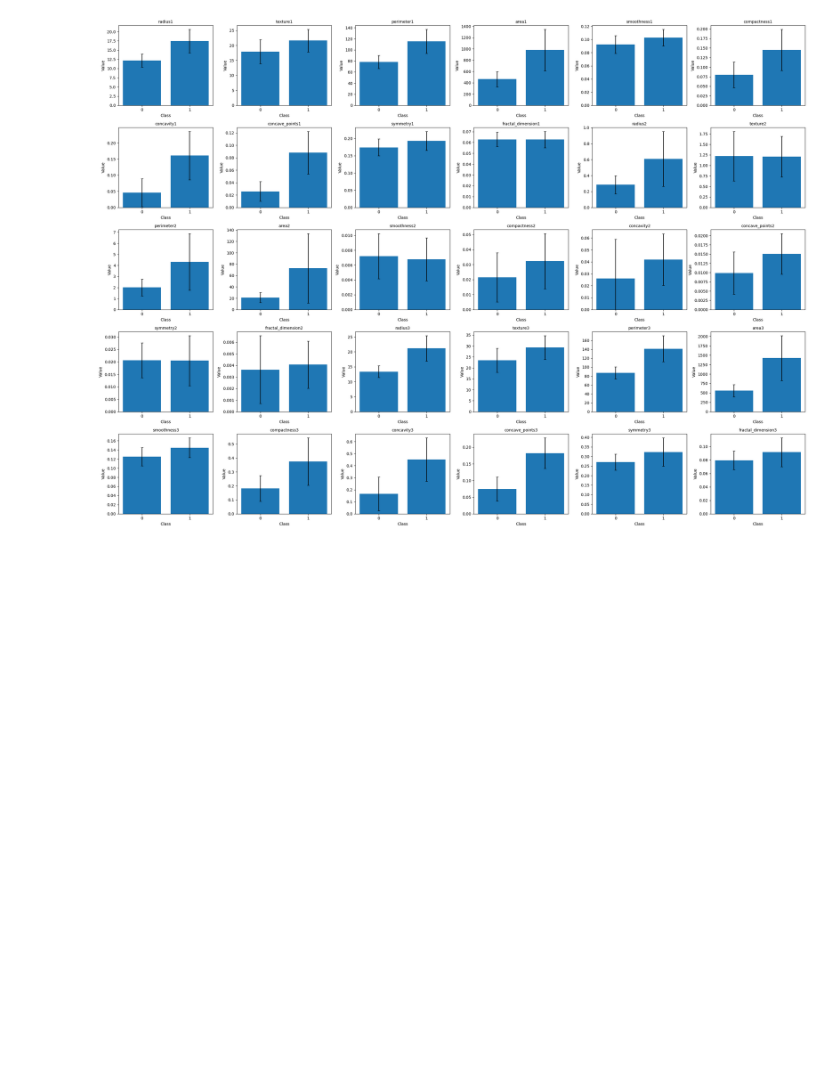
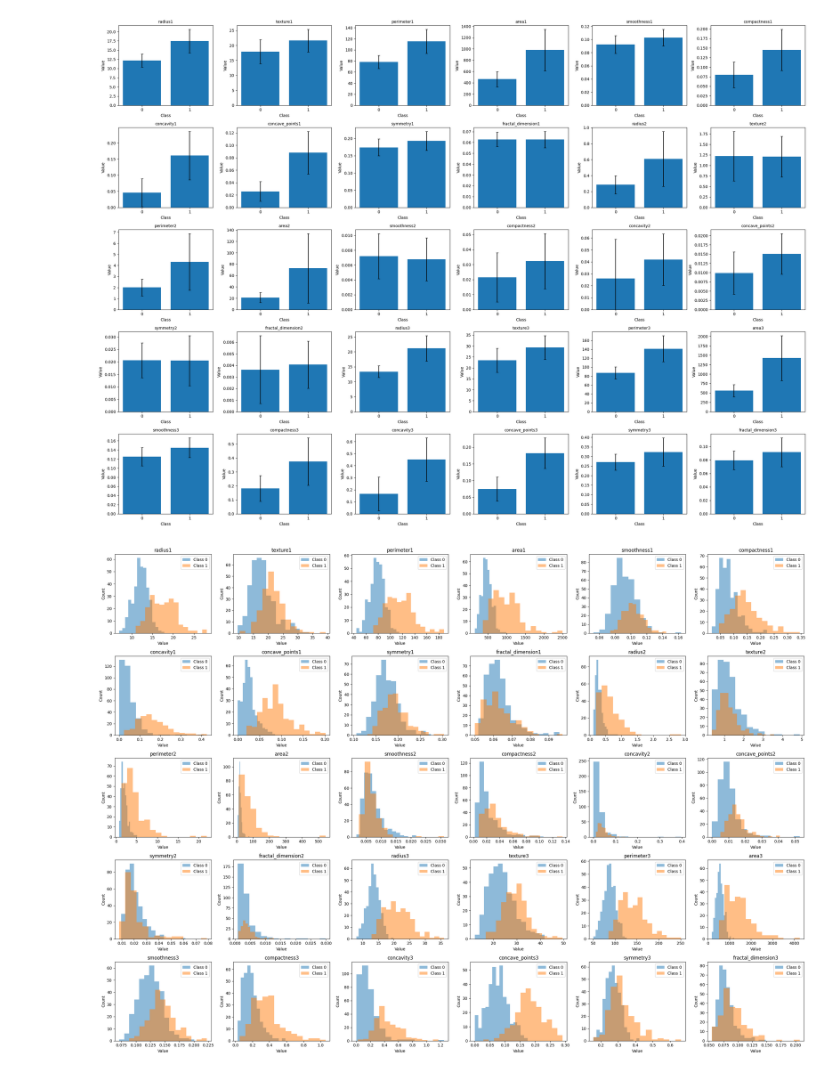
Before and after one commit to minaaam12/Breast_Cancer_Wisconsin, a Jupyter notebook: main.ipynb, the cells around one changed output. Saved outputs shown, nothing was run; the diff lists cells and outputs as text; code cells hidden in the pictures; blank space fills up the shorter version.

Commit message:
Add histograms and correlation

```diff
--- a/main.ipynb
+++ b/main.ipynb
@@ -123,3 +124,20 @@ for i, col in enumerate(X.columns):
 plt.tight_layout()
 # %% [output]
 [figure]
+# %%
+# Histogram for each feature
+fig, axes = plt.subplots(n_rows, n_cols, figsize=(25, 18))
+axes = axes.flatten()
+
+for i, col in enumerate(X.columns):
+    axes[i].hist(X[col][y['Diagnosis']==0], bins=15, alpha=0.5, label='Class 0')
+    axes[i].hist(X[col][y['Diagnosis']==1], bins=15, alpha=0.5, label='Class 1')
+    axes[i].set_title(col)
+    axes[i].set_xlabel("Value")
+    axes[i].set_ylabel("Count")
+    axes[i].legend()
+
+
+plt.tight_layout()
+# %% [output]
+[figure, added]
```
Also changed, not shown: parts of 4 cells of this notebook.
